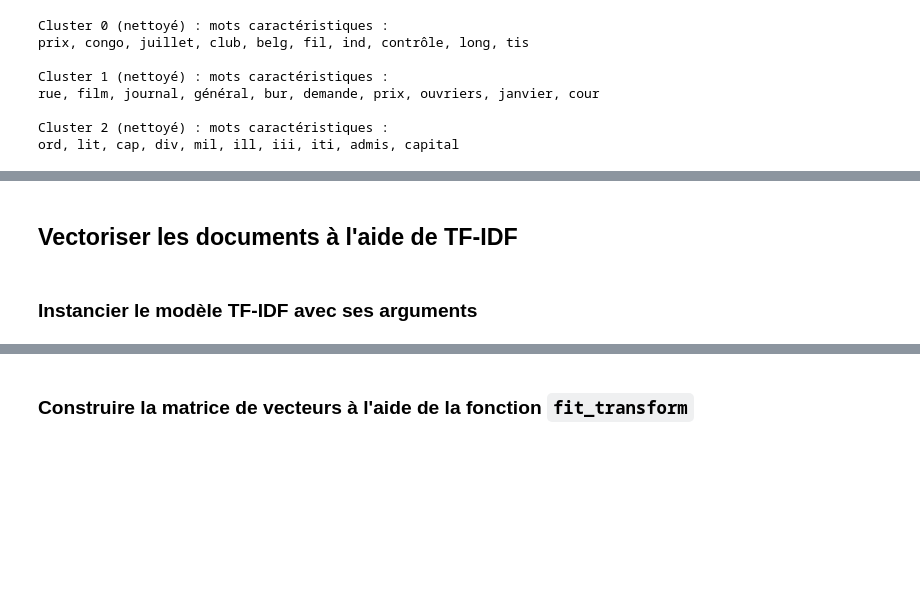
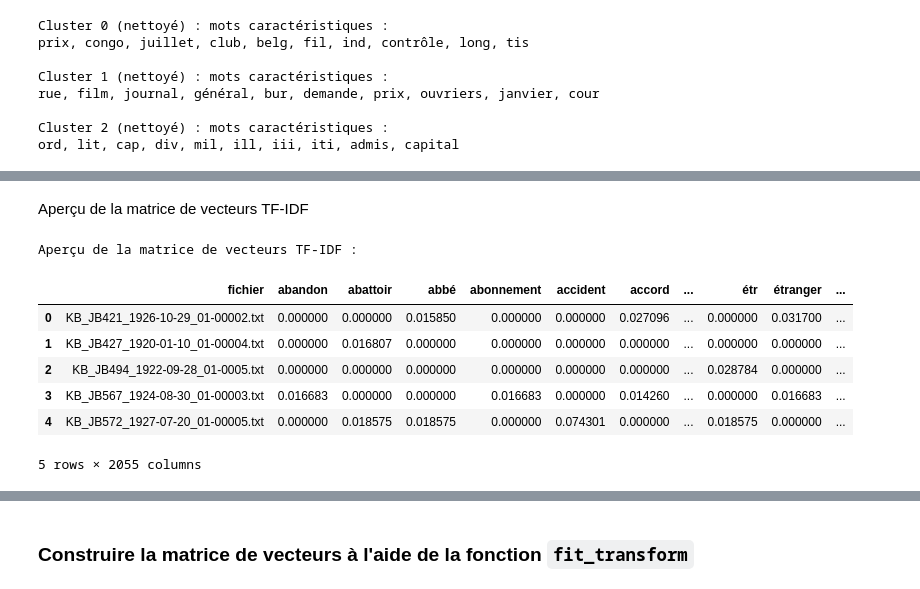
Before and after one commit to ArmelFopa/Projet_TAC_1, a Jupyter notebook: tps/tp3/s2_clustering.ipynb, the cells around one changed output, grey strips where cells are left out. Saved outputs shown, nothing was run; the diff lists cells and outputs as text; code cells hidden in the pictures; blank space fills up the shorter version.

```diff
--- a/tps/tp3/s2_clustering.ipynb
+++ b/tps/tp3/s2_clustering.ipynb
@@ -331,2 +307,0 @@ texts[0][:400]
-# %% [markdown]
-## Vectoriser les documents à l'aide de TF-IDF
@@ -340,9 +308,25 @@ def preprocessing(text, stem=True):
-# %% [markdown]
-### Instancier le modèle TF-IDF avec ses arguments
-# %%
-vectorizer = TfidfVectorizer(
-    tokenizer=preprocessing,
-    stop_words=stopwords.words('french'),
-    max_df=0.5,
-    min_df=0.1,
-    lowercase=True)
+# %% [markdown]
+Aperçu de la matrice de vecteurs TF-IDF
+# %%
+# Conversion de la matrice TF-IDF en DataFrame pour visualisation
+df_vectors = pd.DataFrame(
+    x_clean.toarray(),
+    columns=vectorizer.get_feature_names_out()
+)
+
+# Ajout du nom du fichier pour chaque ligne
+df_vectors.insert(0, "fichier", fnames)
+
+# Afficher les 7 premières lignes
+pd.set_option("display.max_columns", 15)
+print("Aperçu de la matrice de vecteurs TF-IDF :")
+df_vectors.head()
+# %% [output]
+Aperçu de la matrice de vecteurs TF-IDF :
+|  | fichier | abandon | abattoir | abbé | abonnement | accident | accord | ... | étr | étranger | ... |
+| 0 | KB_JB421_1926-10-29_01-00002.txt | 0.000000 | 0.000000 | 0.015850 | 0.000000 | 0.000000 | 0.027096 | ... | 0.000000 | 0.031700 | ... |
+| 1 | KB_JB427_1920-01-10_01-00004.txt | 0.000000 | 0.016807 | 0.000000 | 0.000000 | 0.000000 | 0.000000 | ... | 0.000000 | 0.000000 | ... |
+| 2 | KB_JB494_1922-09-28_01-0005.txt | 0.000000 | 0.000000 | 0.000000 | 0.000000 | 0.000000 | 0.000000 | ... | 0.028784 | 0.000000 | ... |
+| 3 | KB_JB567_1924-08-30_01-00003.txt | 0.016683 | 0.000000 | 0.000000 | 0.016683 | 0.000000 | 0.014260 | ... | 0.000000 | 0.016683 | ... |
+| 4 | KB_JB572_1927-07-20_01-00005.txt | 0.000000 | 0.018575 | 0.018575 | 0.000000 | 0.074301 | 0.000000 | ... | 0.018575 | 0.000000 | ... |
+5 rows × 2055 columns
```
Also changed, not shown: parts of 15 cells of this notebook.
